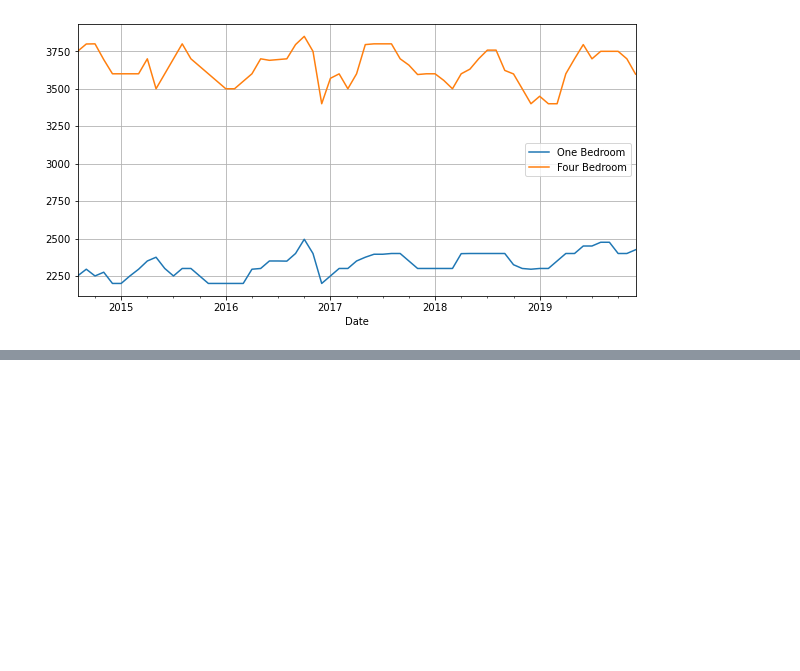
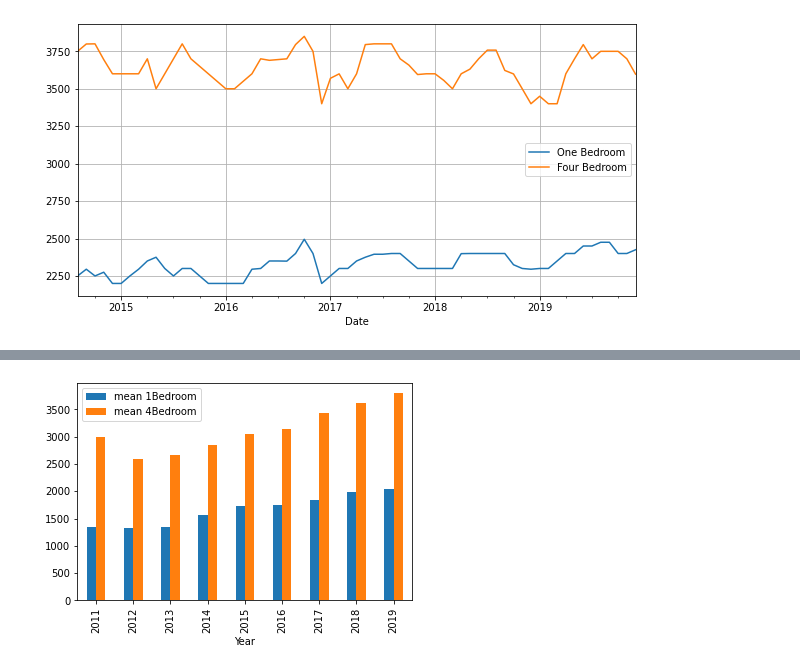
Before and after one commit to TabithaMaud/rental-analysis-final-project, a Jupyter notebook: report.ipynb, the cells around one changed output, grey strips where cells are left out. Saved outputs shown, nothing was run; the diff lists cells and outputs as text; code cells hidden in the pictures; blank space fills up the shorter version.

```diff
--- a/report.ipynb
+++ b/report.ipynb
@@ -170,0 +197,4 @@ get_city_line(new_york)
+# %%
+get_city_yearly_avgs(san_diego)
+# %% [output]
+[figure, added]
```
Also changed, not shown: parts of 11 cells of this notebook.
